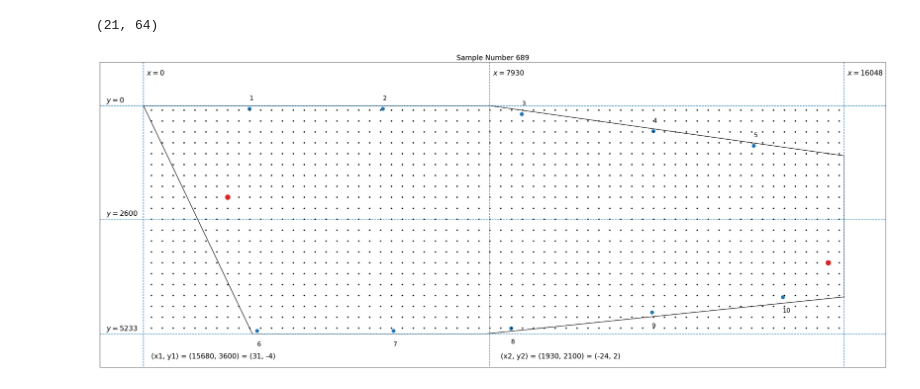
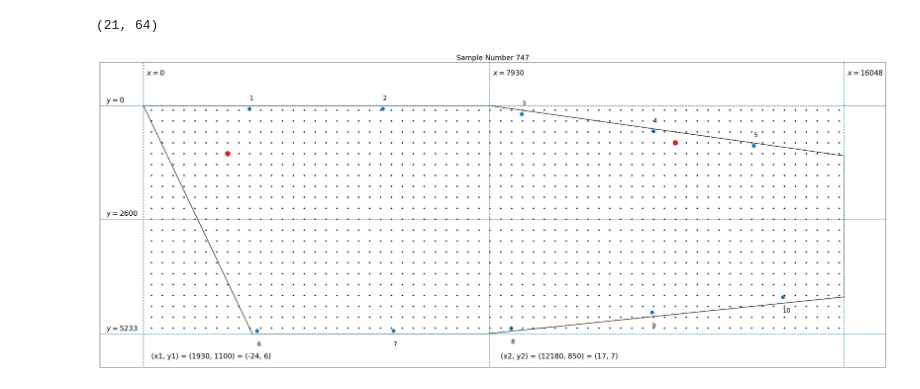
Before and after one commit to sreeragvn/Student-Project-leakage_detection, a Jupyter notebook: Data acquisition/wing_leakage_data_acquisition.ipynb, the cells around one changed output. Drawn from its saved outputs; the diff is of its cells as text; code cells hidden in the pictures.

```diff
--- a/Data acquisition/wing_leakage_data_acquisition.ipynb
+++ b/Data acquisition/wing_leakage_data_acquisition.ipynb
@@ -1,8 +1,8 @@
 # %%
 from wing_leakage_data_acquisition_aux import *
 # %%
-sample_number =689
+sample_number =747
 plot_target(sample_number, *generate_target(sample_number))
 # %% [output]
 (21, 64)
-[figure, old version]
+[figure, new version]
```
Also changed, not shown: 14 other files.
